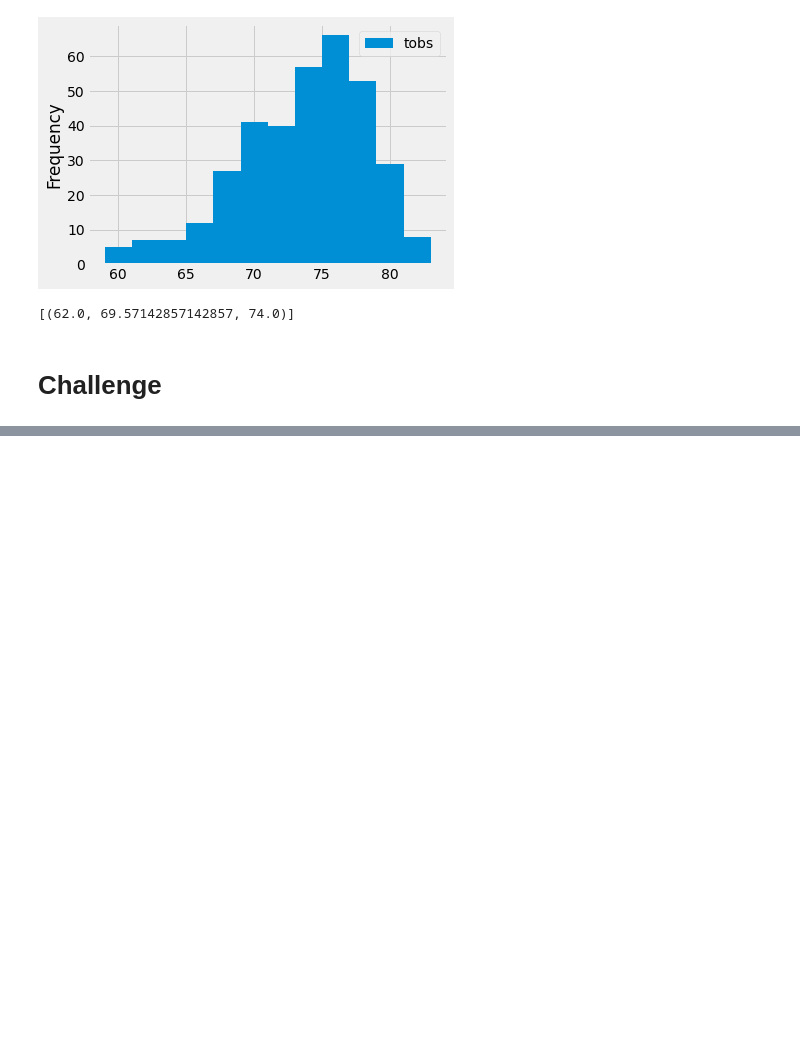
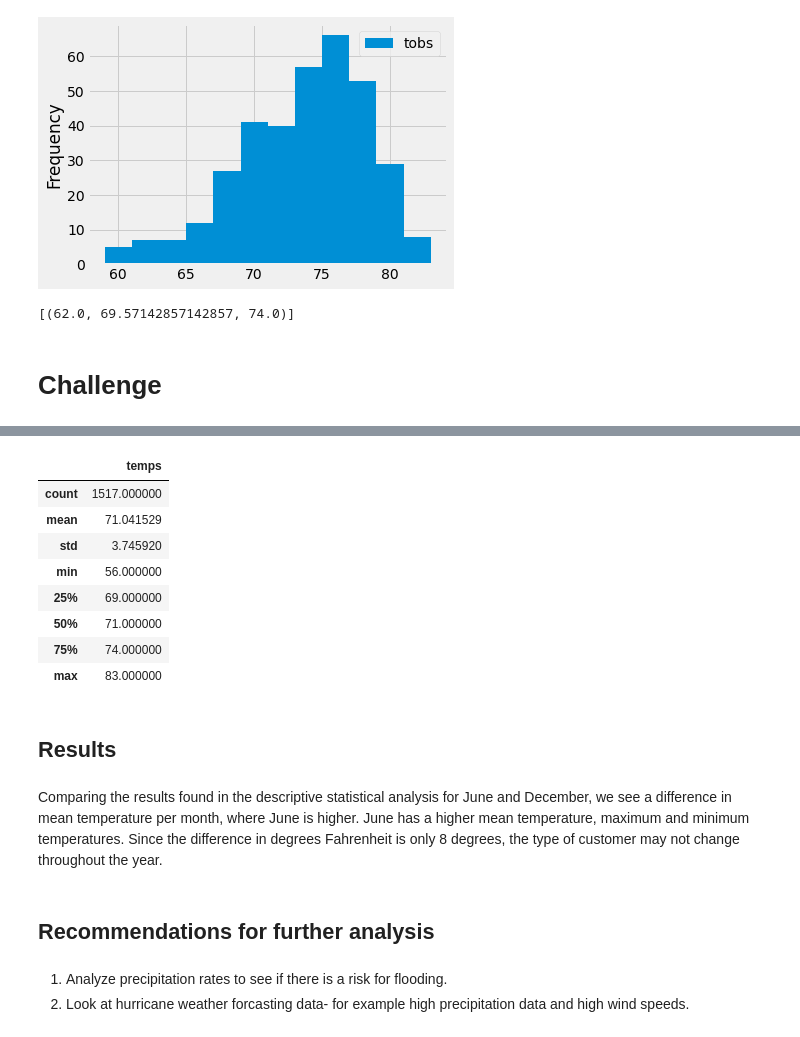
Before and after one commit to sierrah154/surfs_up, a Jupyter notebook: climate_analysis.ipynb, the cells around one changed output, grey strips where cells are left out. Cells and saved outputs as stored; diff of their text form; code cells hidden in the pictures; blank space fills up the shorter version.

Commit message:
Added Challenge Results and Discussion to Jupyter Notebook and README files.

```diff
--- a/climate_analysis.ipynb
+++ b/climate_analysis.ipynb
@@ -173,0 +229,22 @@ print(calc_temp('2012-02-28', '2012-03-05'))
+# %%
+dec_df = pd.DataFrame(dec_temps_list, columns=["temps"])
+dec_df.describe()
+# %% [output]
+|  | temps |
+| count | 1517.000000 |
+| mean | 71.041529 |
+| std | 3.745920 |
+| min | 56.000000 |
+| 25% | 69.000000 |
+| 50% | 71.000000 |
+| 75% | 74.000000 |
+| max | 83.000000 |
+# %% [markdown]
+## Results
+# %% [markdown]
+Comparing the results found in the descriptive statistical analysis for June and December, we see a difference in mean temperature per month, where June is higher. June has a higher mean temperature, maximum and minimum temperatures. Since the difference in degrees Fahrenheit is only 8 degrees, the type of customer may not change throughout the year.
+# %% [markdown]
+## Recommendations for further analysis
+# %% [markdown]
+1. Analyze precipitation rates to see if there is a risk for flooding.
+2. Look at hurricane weather forcasting data- for example high precipitation data and high wind speeds.
```
Also changed, not shown: parts of 10 cells of this notebook, 1 other file.
